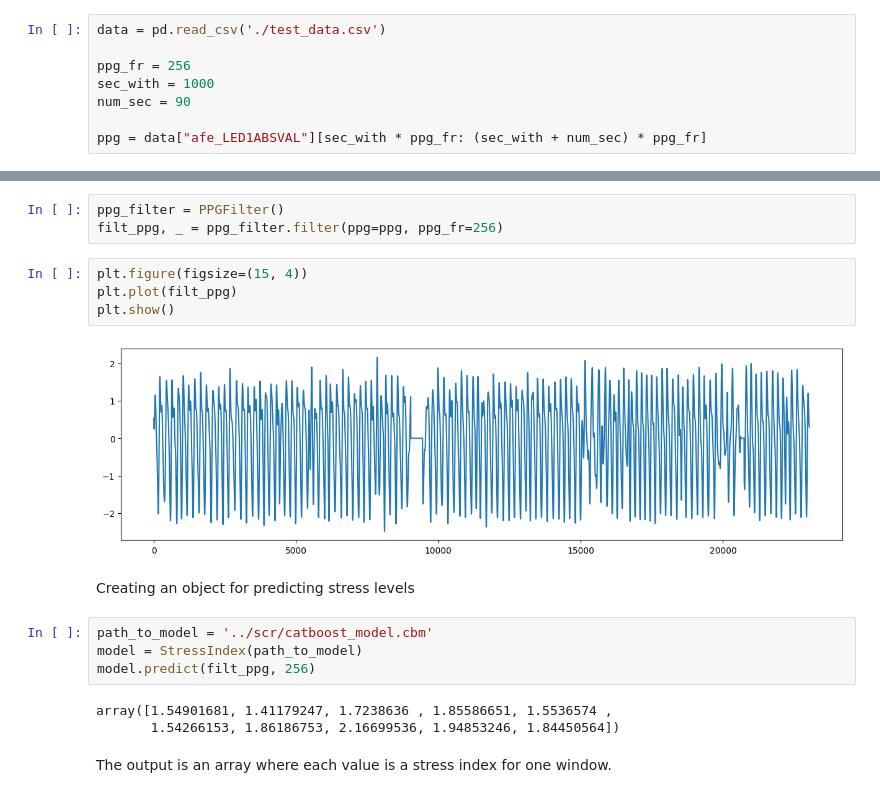
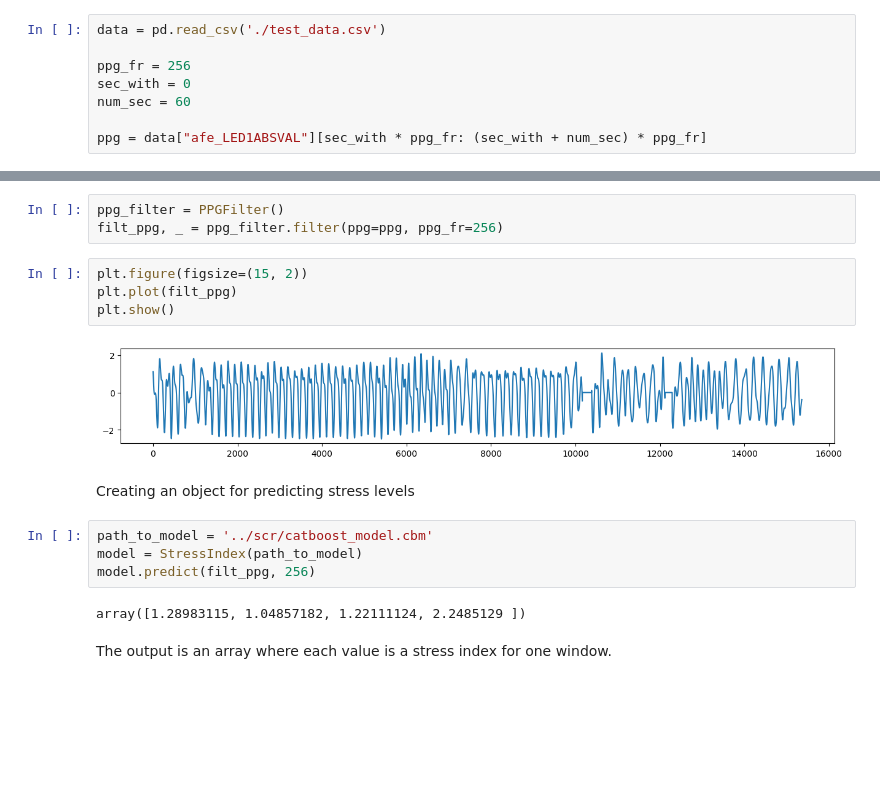
Before and after one commit to IlyaKarakulin/Stress-level-by-PPG, a Jupyter notebook: demo/example.ipynb, the cells around one changed output, grey strips where cells are left out. Saved outputs shown, nothing was run; the diff lists cells and outputs as text; blank space fills up the shorter version.

```diff
--- a/demo/example.ipynb
+++ b/demo/example.ipynb
@@ -10,7 +10,7 @@ Reading data
 data = pd.read_csv('./test_data.csv')
 
 ppg_fr = 256
-sec_with = 1000
-num_sec = 90
+sec_with = 0
+num_sec = 60
 
 ppg = data["afe_LED1ABSVAL"][sec_with * ppg_fr: (sec_with + num_sec) * ppg_fr]
@@ -20,11 +26,11 @@ Creating the filter
 ppg_filter = PPGFilter()
 filt_ppg, _ = ppg_filter.filter(ppg=ppg, ppg_fr=256)
 # %%
-plt.figure(figsize=(15, 4))
+plt.figure(figsize=(15, 2))
 plt.plot(filt_ppg)
 plt.show()
 # %% [output]
-[figure, old version]
+[figure, new version]
 # %% [markdown]
 Creating an object for predicting stress levels
 # %%
@@ -32,7 +38,6 @@ path_to_model = '../scr/catboost_model.cbm'
 model = StressIndex(path_to_model)
 model.predict(filt_ppg, 256)
 # %% [output]
-array([1.54901681, 1.41179247, 1.7238636 , 1.85586651, 1.5536574 ,
-       1.54266153, 1.86186753, 2.16699536, 1.94853246, 1.84450564])
+array([1.28983115, 1.04857182, 1.22111124, 2.2485129 ])
 # %% [markdown]
 The output is an array where each value is a stress index for one window.
```
Also changed, not shown: parts of 1 cell of this notebook, 8 other files.
